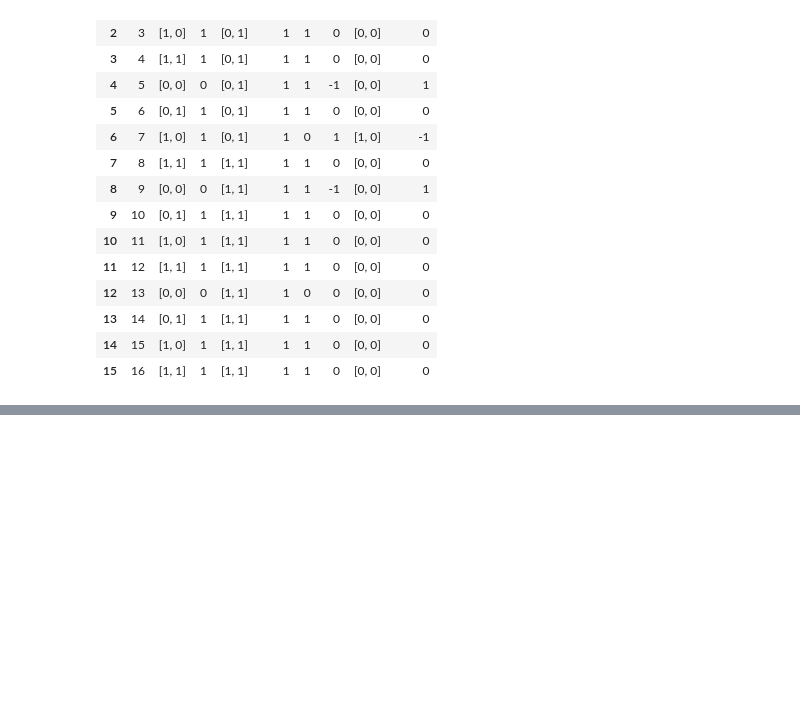
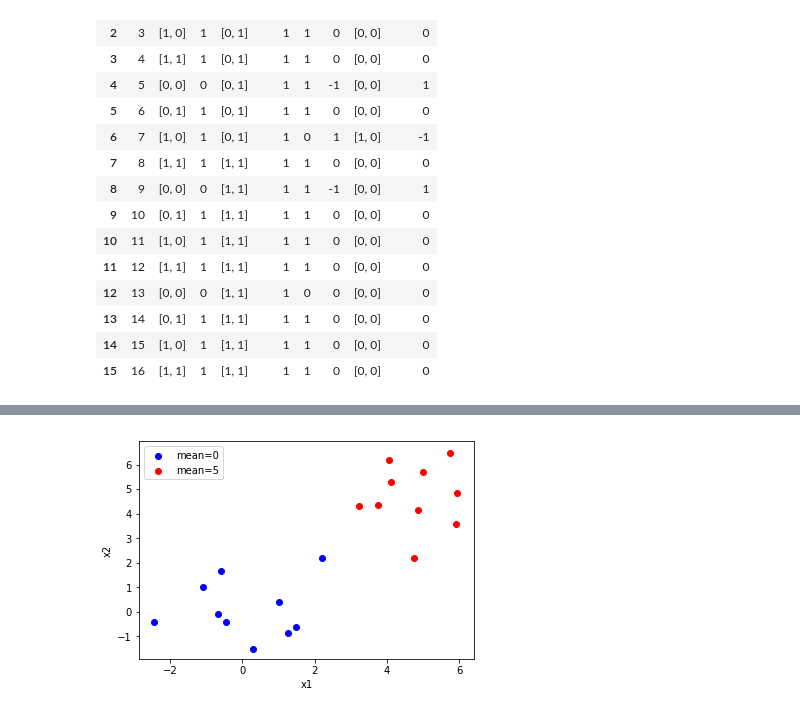
Before and after one commit to YouheiKomakine/pytorch-code-examples, a Jupyter notebook: Syoukai_DeepLearning_1.ipynb, the cells around one changed output, grey strips where cells are left out. Cells and saved outputs as stored; diff of their text form; code cells hidden in the pictures; blank space fills up the shorter version.

```diff
--- a/Syoukai_DeepLearning_1.ipynb
+++ b/Syoukai_DeepLearning_1.ipynb
@@ -313,0 +377,19 @@ w, theta = [1 1], 1
+# %%
+import numpy as np
+import matplotlib.pyplot as plt
+
+rng = np.random.RandomState(123)
+
+d, N, mean = 2, 10, 5
+x1 = rng.randn(N,d) + np.array([0,0])
+x2 = rng.randn(N,d) + np.array([mean, mean])
+x = np.concatenate((x1,x2), axis=0)
+
+plt.scatter(x1[:,0], x1[:,1], c='b', label="mean=0")
+plt.scatter(x2[:,0], x2[:,1], c='r', label="mean=5")
+plt.legend()
+plt.xlabel("x1")
+plt.ylabel("x2")
+plt.show()
+# %% [output]
+[figure, added]
```
Also changed, not shown: parts of 6 cells of this notebook, 1 other file.
